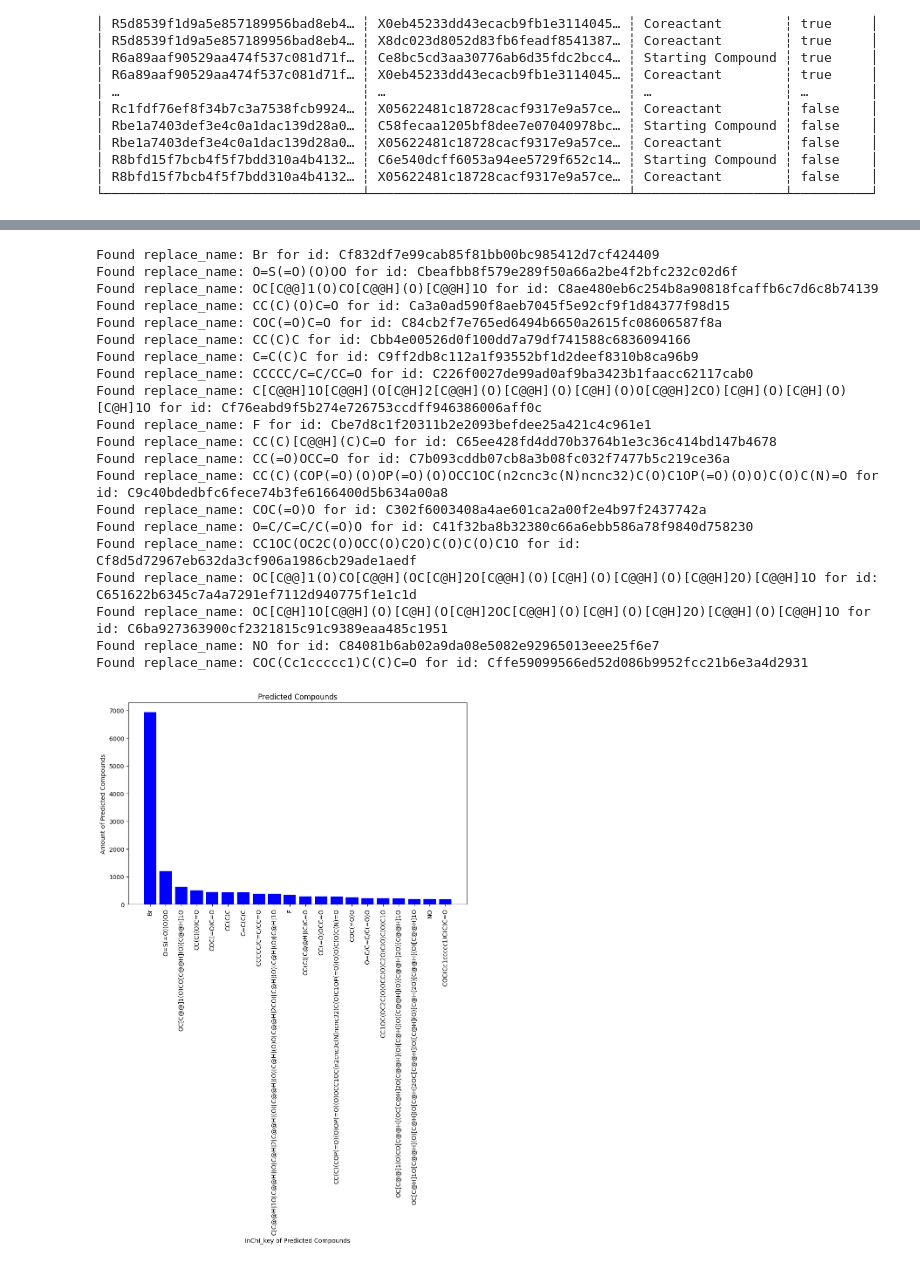
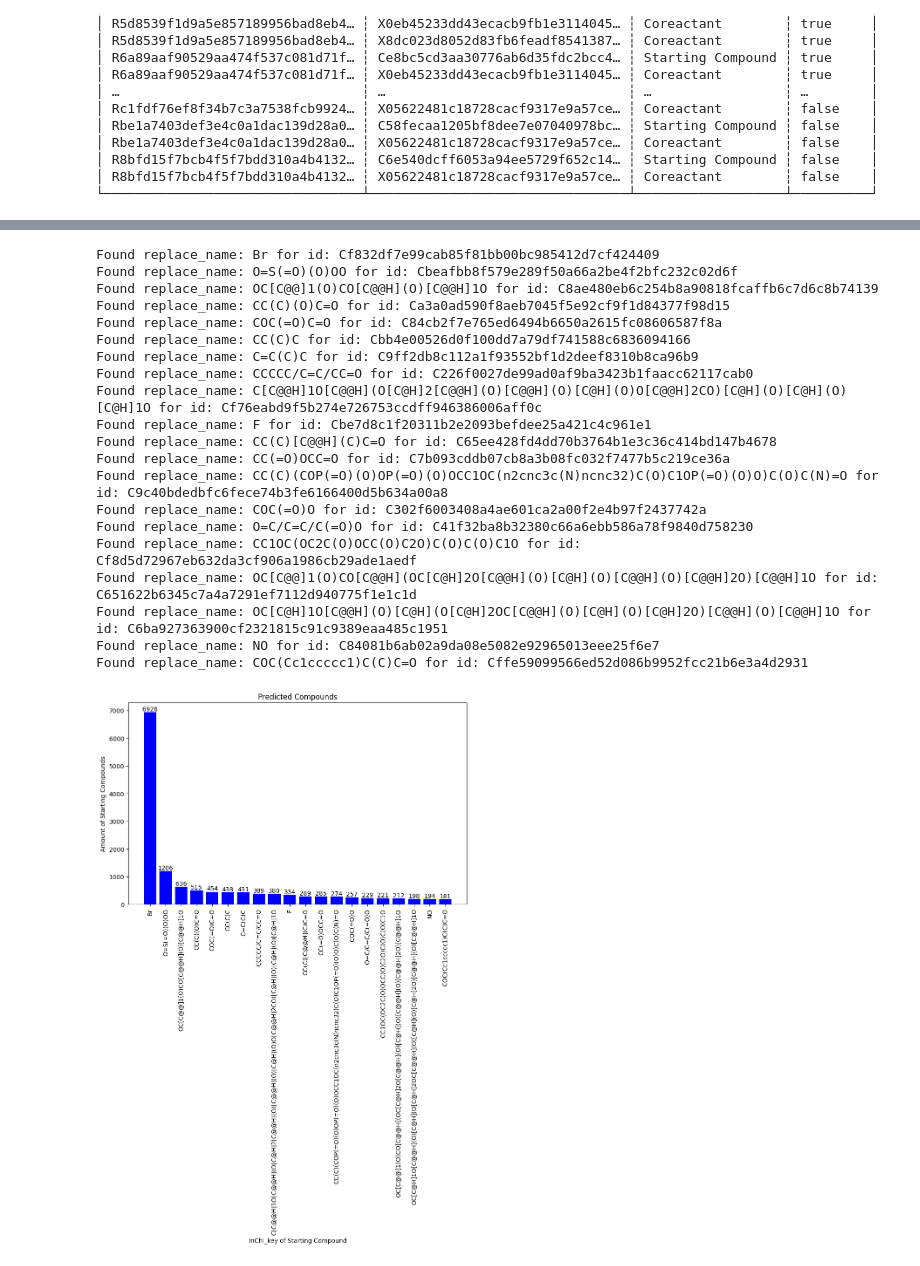
Before and after one commit to pamrein/expanded-naturalproduct-chemspace, a Jupyter notebook: expanded_naturalproduct_chemspace/compounds.ipynb, the cells around one changed output, grey strips where cells are left out. Saved outputs shown, nothing was run; the diff lists cells and outputs as text; code cells hidden in the pictures.

```diff
--- a/expanded_naturalproduct_chemspace/compounds.ipynb
+++ b/expanded_naturalproduct_chemspace/compounds.ipynb
@@ -118,4 +118,6 @@ df_comp.write_parquet("../data/MINES/reactions_compounds_type_reactant_list.parq
 # %%
+write_fig = True
+
 # Filter data by type
 starting_compounds = df_comp.filter(pl.col('type') == 'Starting Compound')
 
@@ -126,14 +128,24 @@ starting_count = starting_count.sort('count', descending=True)
 #starting_count = replace_id(starting_count[0:20], replace_name="structure_nameTraditional" )
 starting_count = replace_id(starting_count[0:20], replace_name="SMILES" )
 
-
-# Plotting
+# Add the numbers on top of each bar
 plt.figure(figsize=(10, 6))
-plt.bar(starting_count['id'], starting_count['count'], color='blue')
+bars = plt.bar(starting_count['id'], starting_count['count'], color='blue')
 plt.xlabel('InChI_key of Starting Compound')
 plt.ylabel('Amount of Starting Compounds')
 plt.title('Starting Compound')
 plt.xticks(rotation=90)
+
+# Add text labels on top of each bar
+for bar in bars:
+    height = bar.get_height()
+    plt.text(bar.get_x() + bar.get_width()/2., height,
+             '%d' % int(height), ha='center', va='bottom')
+
+# Save the figure if write_fig is True
+if write_fig:
+    plt.savefig('../data/starting_compounds_top_20_barplot.png')
+
 plt.show()
 
 print(starting_count)
@@ -178,6 +190,8 @@ shape: (20, 2)
 │ O=C(O)C=Cc1ccc(O)cc1            ┆ 1311  │
 └─────────────────────────────────┴───────┘
 # %%
+write_fig = True
+
 predicted_compounds = df_comp.filter(pl.col('type') == 'Predicted')
 
 # Count the occurrences of predicted compounds for each starting compound ID
@@ -187,38 +201,48 @@ predicted_count = predicted_count.sort('count', descending=True)
 predicted_count = replace_id(predicted_count[0:20], replace_name="SMILES")
 
 # Plotting
 plt.figure(figsize=(10, 6))
-plt.bar(predicted_count['id'], predicted_count['count'], color='blue')
-plt.xlabel('InChI_key of Predicted Compounds')
-plt.ylabel('Amount of Predicted Compounds')
+bars = plt.bar(predicted_count['id'], predicted_count['count'], color='blue')
+plt.xlabel('InChI_key of Starting Compound')
+plt.ylabel('Amount of Starting Compounds')
 plt.title('Predicted Compounds')
 plt.xticks(rotation=90)
+
+# Add text labels on top of each bar
+for bar in bars:
+    height = bar.get_height()
+    plt.text(bar.get_x() + bar.get_width()/2., height,
+             '%d' % int(height), ha='center', va='bottom')
+
+# Save the figure if write_fig is True
+if write_fig:
+    plt.savefig('../data/predicted_compounds_top_20_barplot.png')
+
 plt.show()
 
-
 print(predicted_count)
 # %% [output]
 Found replace_name: Br for id: Cf832df7e99cab85f81bb00bc985412d7cf424409
 Found replace_name: O=S(=O)(O)OO for id: Cbeafbb8f579e289f50a66a2be4f2bfc232c02d6f
 Found replace_name: OC[C@@]1(O)CO[C@@H](O)[C@@H]1O for id: C8ae480eb6c254b8a90818fcaffb6c7d6c8b74139
 Found replace_name: CC(C)(O)C=O for id: Ca3a0ad590f8aeb7045f5e92cf9f1d84377f98d15
 Found replace_name: COC(=O)C=O for id: C84cb2f7e765ed6494b6650a2615fc08606587f8a
 Found replace_name: CC(C)C for id: Cbb4e00526d0f100dd7a79df741588c6836094166
 Found replace_name: C=C(C)C for id: C9ff2db8c112a1f93552bf1d2deef8310b8ca96b9
 Found replace_name: CCCCC/C=C/CC=O for id: C226f0027de99ad0af9ba3423b1faacc62117cab0
 Found replace_name: C[C@@H]1O[C@@H](O[C@H]2[C@@H](O)[C@@H](O)[C@H](O)O[C@@H]2CO)[C@H](O)[C@H](O)[C@H]1O for id: Cf76eabd9f5b274e726753ccdff946386006aff0c
 Found replace_name: F for id: Cbe7d8c1f20311b2e2093befdee25a421c4c961e1
 Found replace_name: CC(C)[C@@H](C)C=O for id: C65ee428fd4dd70b3764b1e3c36c414bd147b4678
 Found replace_name: CC(=O)OCC=O for id: C7b093cddb07cb8a3b08fc032f7477b5c219ce36a
 Found replace_name: CC(C)(COP(=O)(O)OP(=O)(O)OCC1OC(n2cnc3c(N)ncnc32)C(O)C1OP(=O)(O)O)C(O)C(N)=O for id: C9c40bdedbfc6fece74b3fe6166400d5b634a00a8
 Found replace_name: COC(=O)O for id: C302f6003408a4ae601ca2a00f2e4b97f2437742a
 Found replace_name: O=C/C=C/C(=O)O for id: C41f32ba8b32380c66a6ebb586a78f9840d758230
 Found replace_name: CC1OC(OC2C(O)OCC(O)C2O)C(O)C(O)C1O for id: Cf8d5d72967eb632da3cf906a1986cb29ade1aedf
 Found replace_name: OC[C@@]1(O)CO[C@@H](OC[C@H]2O[C@@H](O)[C@H](O)[C@@H](O)[C@@H]2O)[C@@H]1O for id: C651622b6345c7a4a7291ef7112d940775f1e1c1d
 Found replace_name: OC[C@H]1O[C@@H](O)[C@H](O[C@H]2OC[C@@H](O)[C@H](O)[C@H]2O)[C@@H](O)[C@@H]1O for id: C6ba927363900cf2321815c91c9389eaa485c1951
 Found replace_name: NO for id: C84081b6ab02a9da08e5082e92965013eee25f6e7
 Found replace_name: COC(Cc1ccccc1)C(C)C=O for id: Cffe59099566ed52d086b9952fcc21b6e3a4d2931
-[figure, old version]
+[figure, new version]
 shape: (20, 2)
 ┌─────────────────────────────────┬───────┐
 │ id                              ┆ count │
```
Also changed, not shown: parts of 8 cells of this notebook, 11 other files.
